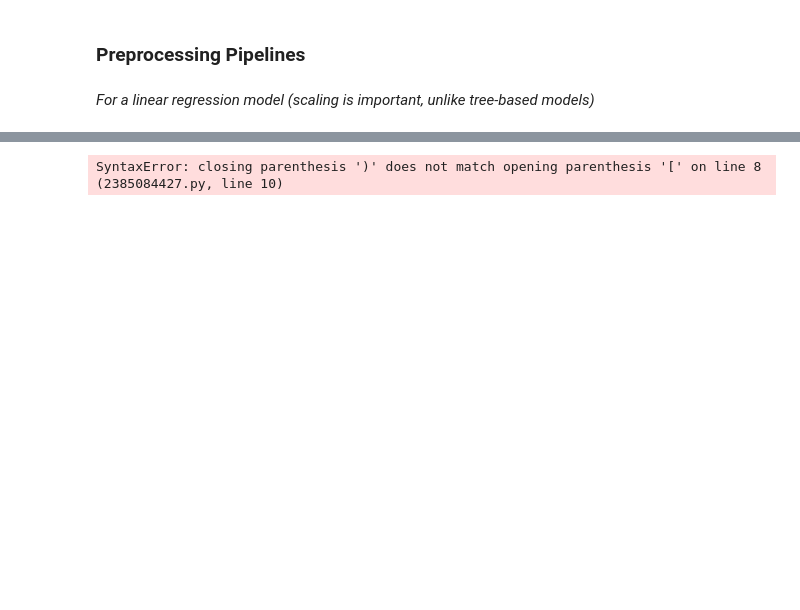
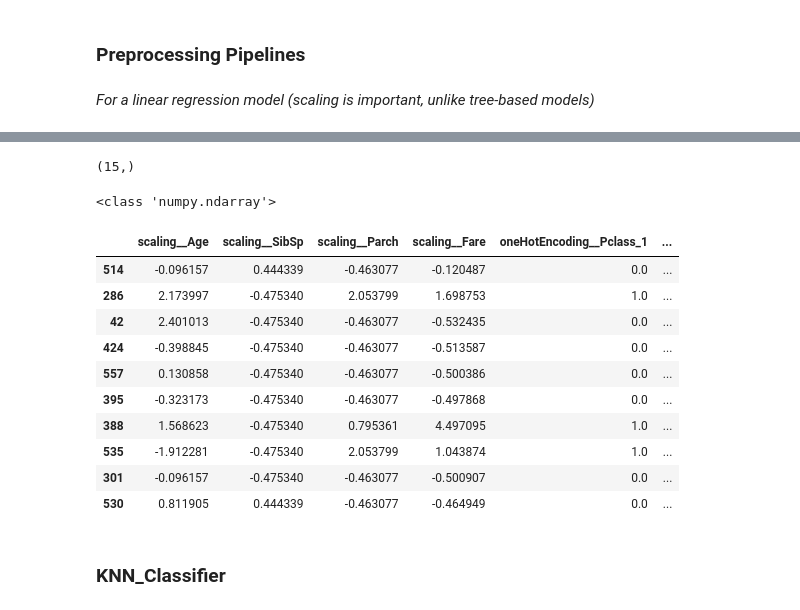
Before and after one commit to F-Fer/HOML-3_Exercises, a Jupyter notebook: MySolutions/Chapter-3/Notebooks/Chapter-3.ipynb, the cells around one changed output, grey strips where cells are left out. Cells and saved outputs as stored; diff of their text form; code cells hidden in the pictures; blank space fills up the shorter version.

```diff
--- a/MySolutions/Chapter-3/Notebooks/Chapter-3.ipynb
+++ b/MySolutions/Chapter-3/Notebooks/Chapter-3.ipynb
@@ -651,19 +681,14 @@ from sklearn.pipeline import make_pipeline
 from sklearn.impute import SimpleImputer
 from sklearn.preprocessing import StandardScaler, OneHotEncoder
 
-default_num_pipeline = make_pipeline([
+scaling_attributes = ["Age", "SibSp", "Parch", "Fare"]
+oneHotEncoding_attributes = ["Pclass", "Sex", "Embarked"]
+
+standardScaler_pipeline = make_pipeline(
     SimpleImputer(strategy='median'),
     StandardScaler()
-])
+)
 
-default_cat_transformer = make_pipeline([
+oneHotEncoding_pipeline = make_pipeline(
     OneHotEncoder(handle_unknown='ignore')
-
-])
-
-preprocessing = ([
-
-],
-remainder=default_num_pipeline)
+)
-# %% [output]
-SyntaxError: closing parenthesis ')' does not match opening parenthesis '[' on line 8 (2385084427.py, line 10)
@@ -669,0 +727,60 @@ SyntaxError: closing parenthesis ')' does not match opening parenthesis '[' on l
+# %%
+# Transformer for Ticket attribute
+
+from sklearn.preprocessing import FunctionTransformer
+
+def extract_number_from_ticket(X):
+    # Use a regular expression to extract the code and the number
+    df = X.str.extract(r'(?P<code>[A-Za-z./\d]*?)\s*(?P<number>\d+)')
+    df['number'] = df['number'].astype(float)
+    df['number'].fillna(-1.0, inplace=True)
+    df['number'] = df['number'].astype(int)
+    return np.array(df['number']).reshape(-1, 1)
+
+ticketTransformer = FunctionTransformer(extract_number_from_ticket, feature_names_out="one-to-one")
+# %%
+# Transformer for Cabin attribute
+
+from sklearn.preprocessing import FunctionTransformer
+
+cabinTransformer = FunctionTransformer(lambda x: (x.notna() & (x != '')).astype(int).values.reshape(-1, 1), feature_names_out="one-to-one")
+# %%
+ticket_pipeline = make_pipeline(
+    ticketTransformer,
+    StandardScaler()
+)
+
+preprocessing = ColumnTransformer([
+    ("scaling", standardScaler_pipeline, scaling_attributes),
+    ("oneHotEncoding", oneHotEncoding_pipeline, oneHotEncoding_attributes),
+    ("ticketTransformer", ticket_pipeline, "Ticket"),
+    ("cabinTransformer", cabinTransformer, "Cabin")
+], remainder="drop")
+# %%
+feature_names_out = preprocessing.get_feature_names_out()
+print(feature_names_out.shape)
+# %% [output]
+(15,)
+# %%
+# Testing preprocessing
+
+X_train_preprocessed = preprocessing.fit_transform(X_train)
+print(type(X_train_preprocessed))
+
+X_train_preprocessed = pd.DataFrame(X_train_preprocessed, columns=feature_names_out[:])
+X_train_preprocessed.sample(10)
+# %% [output]
+<class 'numpy.ndarray'>
+|  | scaling__Age | scaling__SibSp | scaling__Parch | scaling__Fare | oneHotEncoding__Pclass_1 | ... |
+| 514 | -0.096157 | 0.444339 | -0.463077 | -0.120487 | 0.0 | ... |
+| 286 | 2.173997 | -0.475340 | 2.053799 | 1.698753 | 1.0 | ... |
+| 42 | 2.401013 | -0.475340 | -0.463077 | -0.532435 | 0.0 | ... |
+| 424 | -0.398845 | -0.475340 | -0.463077 | -0.513587 | 0.0 | ... |
+| 557 | 0.130858 | -0.475340 | -0.463077 | -0.500386 | 0.0 | ... |
+| 395 | -0.323173 | -0.475340 | -0.463077 | -0.497868 | 0.0 | ... |
+| 388 | 1.568623 | -0.475340 | 0.795361 | 4.497095 | 1.0 | ... |
+| 535 | -1.912281 | -0.475340 | 2.053799 | 1.043874 | 1.0 | ... |
+| 301 | -0.096157 | -0.475340 | -0.463077 | -0.500907 | 0.0 | ... |
+| 530 | 0.811905 | 0.444339 | -0.463077 | -0.464949 | 0.0 | ... |
+# %% [markdown]
+### KNN_Classifier
```
Also changed, not shown: parts of 13 cells of this notebook, 3 other files.
